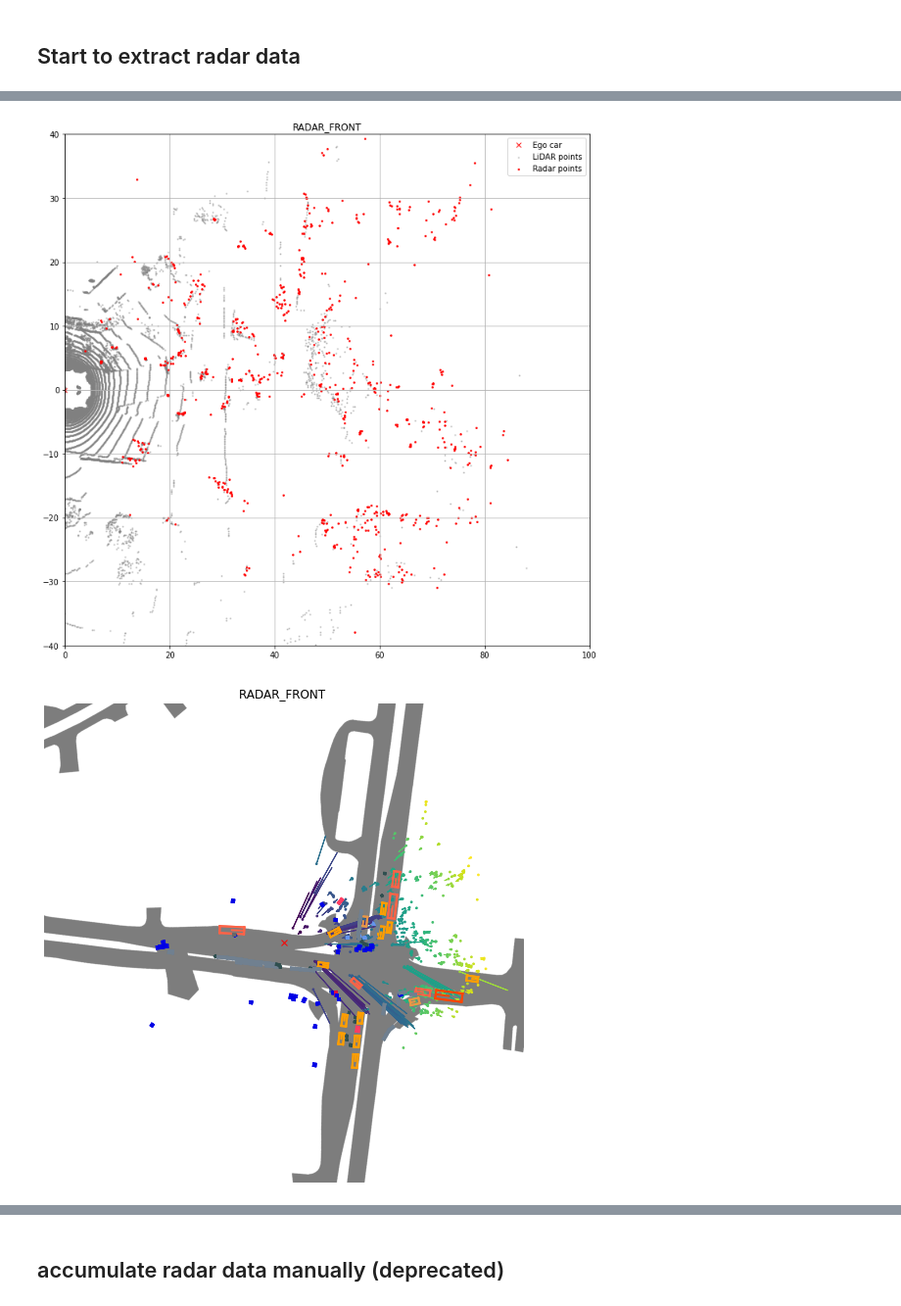
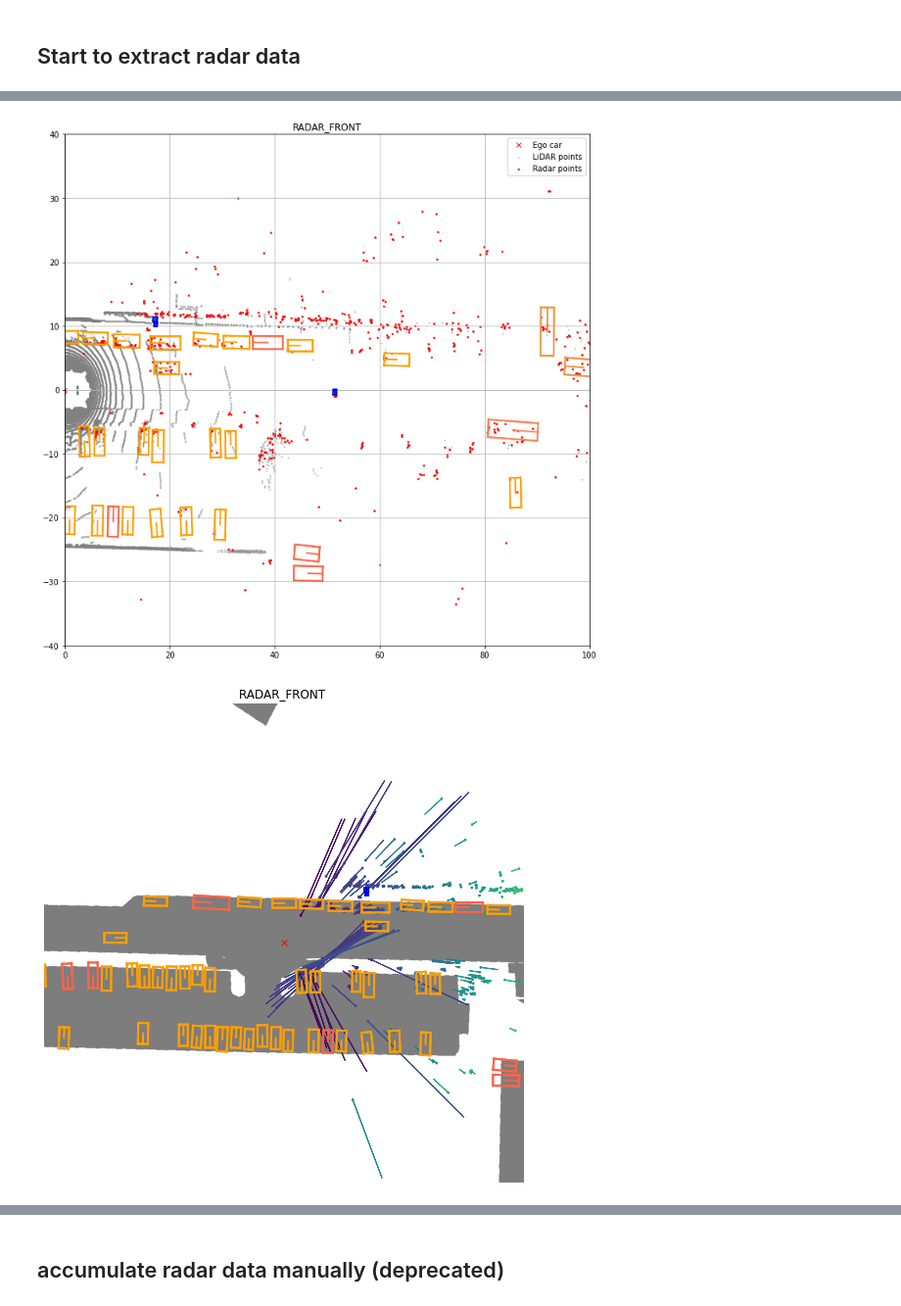
Before and after one commit to coolcat647/ds2020-final-project, a Jupyter notebook: familiar_with_nuscenes.ipynb, the cells around one changed output, grey strips where cells are left out. Shown at 98% size. Drawn from its saved outputs; the diff is of its cells as text; code cells hidden in the pictures.

```diff
--- a/familiar_with_nuscenes.ipynb
+++ b/familiar_with_nuscenes.ipynb
@@ -111,7 +111,6 @@ from matplotlib.axes import Axes
 from typing import Tuple, List, Dict
 from nuscenes.utils.geometry_utils import view_points, box_in_image, BoxVisibility, transform_matrix
 from pyquaternion import Quaternion
-
 
 def custom_render_sample_data(sample_data_token: str,
                        with_anns: bool = True,
@@ -217,14 +216,14 @@ def custom_render_sample_data(sample_data_token: str,
                                                     use_flat_vehicle_coordinates=use_flat_vehicle_coordinates)
 
             # Show boxes.
-#             if with_anns:
-#                 for box in boxes:
-#                     c = np.array(self.get_color(box.name)) / 255.0
-#                     box.render(ax, view=np.eye(4), colors=(c, c, c))
+            if with_anns:
+                for box in boxes:
+                    c = np.array(nusc.colormap[box.name]) / 255.0
+                    box.render(ax, view=np.eye(4), colors=(c, c, c))
 
             # Limit visible range.
             ax.set_xlim(0, axes_limit)
-            ax.set_ylim(-axes_limit*2/5, axes_limit*2/5)
+            ax.set_ylim(-axes_limit * 2 / 5, axes_limit * 2 / 5)
 
         else:
             raise ValueError("Error: Unknown sensor modality!")
@@ -246,3 +249,14 @@ my_sample = nusc.sample[10]    # Another way to get sample
+# %%
+scene_token = nusc.field2token('scene', 'name', 'scene-0655')[0]
+scene_dict = nusc.get('scene', scene_token)
+
+next_token = scene_dict['first_sample_token']
+n_th_token = 11
+my_sample = None
+for i in range(n_th_token):
+    if next_token != "":
+        my_sample = nusc.get('sample', next_token)
+        next_token = my_sample['next']
 # %% [markdown]
 ## Notice the y-axis of LiDAR is correspond to heading direction of the car
 <img src="https://www.nuscenes.org/public/images/data.png" alt="LiDAR pose" style="width:480px;"/>
@@ -285,10 +302,10 @@ ax.scatter(points.points[0, :], points.points[1, :], marker='o', c='pink', s=5.0
 # %%
-custom_render_sample_data(my_sample['data']['RADAR_FRONT'], nsweeps=6, underlay_map=True, axes_limit=100)
+custom_render_sample_data(my_sample['data']['RADAR_FRONT'], nsweeps=6, underlay_map=True, axes_limit=100, with_anns=True)
 # %% [output]
-[figure, old version]
+[figure, new version]
 # %%
-nusc.render_sample_data(my_sample['data']['RADAR_FRONT'], nsweeps=6, underlay_map=True, axes_limit=100)
+nusc.render_sample_data(my_sample['data']['RADAR_FRONT'], nsweeps=6, underlay_map=True, axes_limit=50)
 # %% [output]
-[figure, old version]
+[figure, new version]
 # %%
 # 投射物件框在影像上
```
Also changed, not shown: parts of 6 cells of this notebook.
